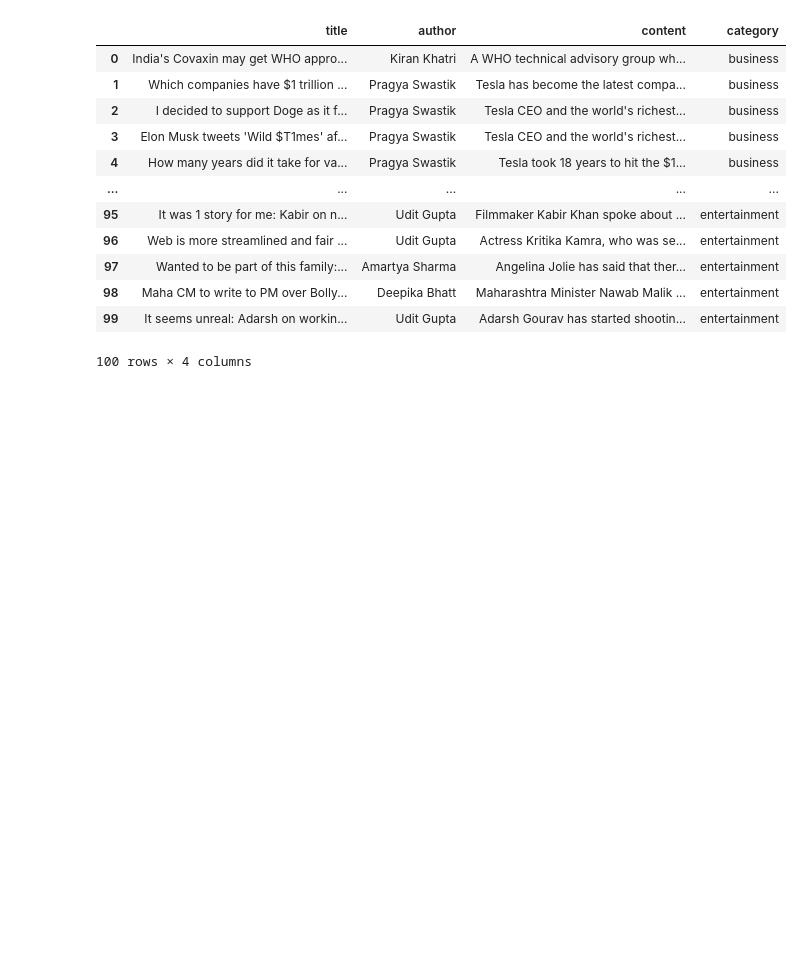
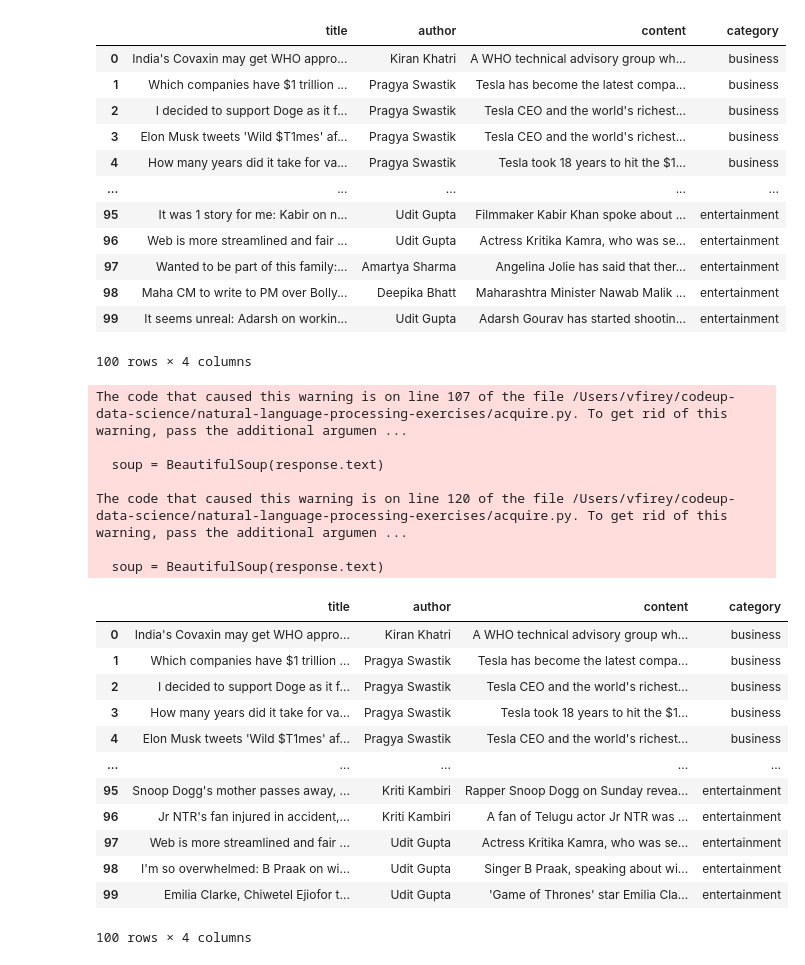
Before and after one commit to veronica-f-reyes/natural-language-processing-exercises, a Jupyter notebook: acquire.ipynb, the cells around one changed output. Cells and saved outputs as stored; diff of their text form; code cells hidden in the pictures; blank space fills up the shorter version.

Commit message:
Acquire Exercises

```diff
--- a/acquire.ipynb
+++ b/acquire.ipynb
@@ -367,0 +371,28 @@ get_news_articles(categories)
+# %%
+categories = ['business',
+           'sports',
+           'technology',
+           'entertainment']
+# %%
+acquire.get_news_articles(categories)
+# %% [output]
+The code that caused this warning is on line 107 of the file /Users/vfirey/codeup-data-science/natural-language-processing-exercises/acquire.py. To get rid of this warning, pass the additional argumen ...
+
+  soup = BeautifulSoup(response.text)
+
+The code that caused this warning is on line 120 of the file /Users/vfirey/codeup-data-science/natural-language-processing-exercises/acquire.py. To get rid of this warning, pass the additional argumen ...
+
+  soup = BeautifulSoup(response.text)
+|  | title | author | content | category |
+| 0 | India's Covaxin may get WHO appro... | Kiran Khatri | A WHO technical advisory group wh... | business |
+| 1 | Which companies have $1 trillion ... | Pragya Swastik | Tesla has become the latest compa... | business |
+| 2 | I decided to support Doge as it f... | Pragya Swastik | Tesla CEO and the world's richest... | business |
+| 3 | How many years did it take for va... | Pragya Swastik | Tesla took 18 years to hit the $1... | business |
+| 4 | Elon Musk tweets 'Wild $T1mes' af... | Pragya Swastik | Tesla CEO and the world's richest... | business |
+| ... | ... | ... | ... | ... |
+| 95 | Snoop Dogg's mother passes away, ... | Kriti Kambiri | Rapper Snoop Dogg on Sunday revea... | entertainment |
+| 96 | Jr NTR's fan injured in accident,... | Kriti Kambiri | A fan of Telugu actor Jr NTR was ... | entertainment |
+| 97 | Web is more streamlined and fair ... | Udit Gupta | Actress Kritika Kamra, who was se... | entertainment |
+| 98 | I'm so overwhelmed: B Praak on wi... | Udit Gupta | Singer B Praak, speaking about wi... | entertainment |
+| 99 | Emilia Clarke, Chiwetel Ejiofor t... | Udit Gupta | 'Game of Thrones' star Emilia Cla... | entertainment |
+100 rows × 4 columns
```
Also changed, not shown: parts of 4 cells of this notebook, 2 other files.
